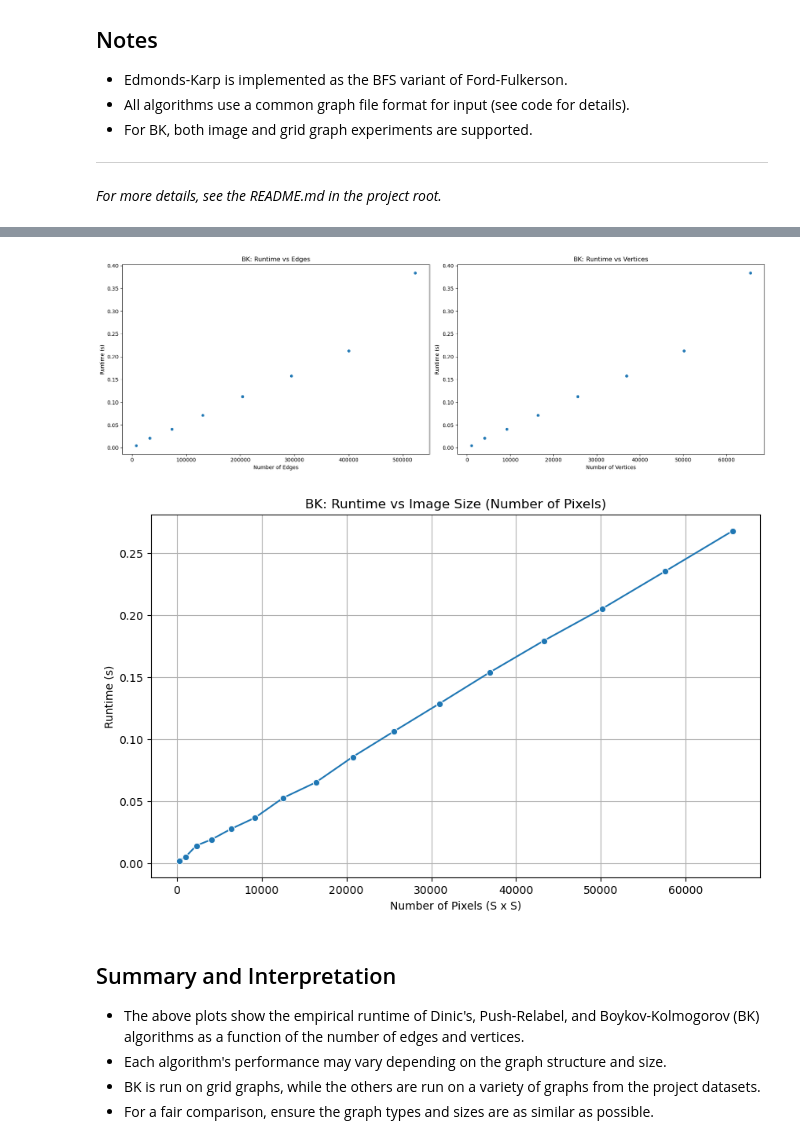
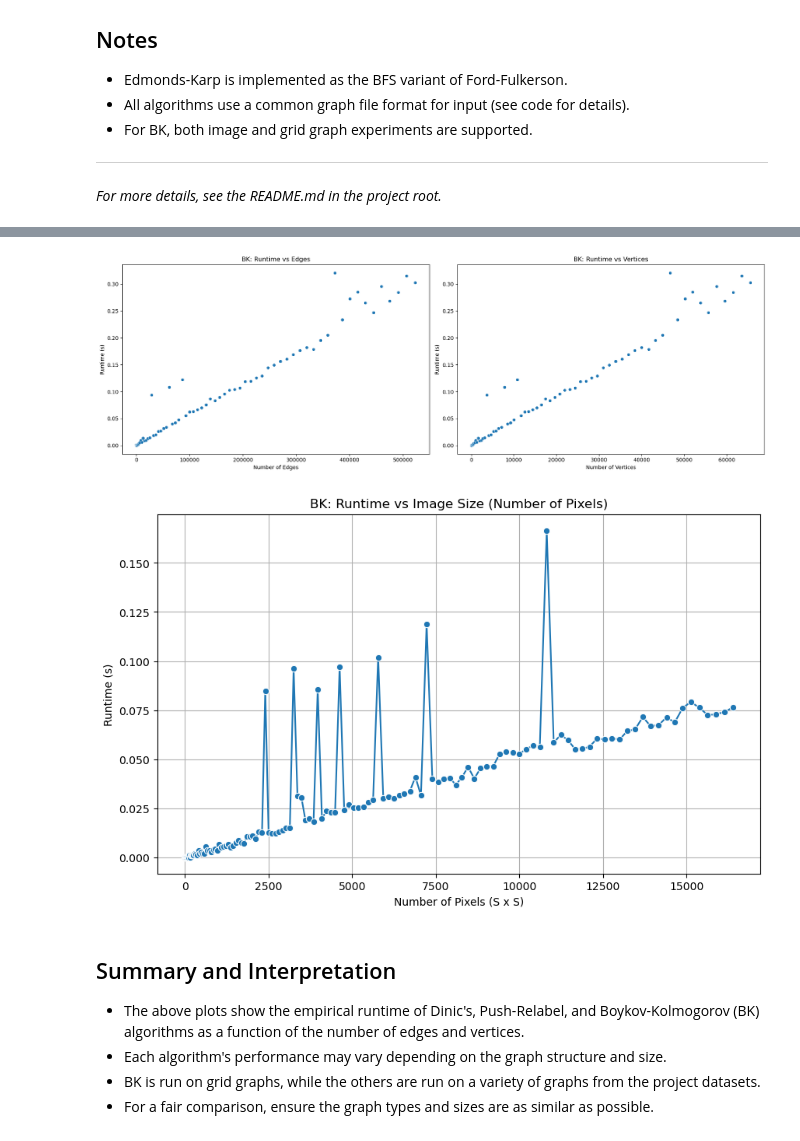
Before and after one commit to amitabh-anandpd/AAD_ProjectM25, a Jupyter notebook: main.ipynb, the cells around one changed output, grey strips where cells are left out. Cells and saved outputs as stored; diff of their text form; code cells hidden in the pictures.

```diff
--- a/main.ipynb
+++ b/main.ipynb
@@ -120,6 +120,7 @@ push_relabel_mod = import_from_path('push_relabel', './algorithms/push_relabel/c
 bk_mod = import_from_path('bk', './Boykov-Kolmogorov/simplified.py')
 # %%
 # Wrappers to run each algorithm on a given graph using the correct constructors
+
 def run_dinic(n, edge_list, s=0, t=None):
     if t is None:
         t = n - 1
@@ -129,27 +130,30 @@ def run_dinic(n, edge_list, s=0, t=None):
     end = time.time()
     return flow, end - start
 
+# Ford-Fulkerson (DFS)
 def run_fordfulkerson(n, edge_list, s=0, t=None):
     if t is None:
         t = n - 1
-    g = fordfulkerson_mod.FordFulkerson(n, edge_list, s, t)
+    g = fordfulkerson_mod.FordFulkerson(n, edge_list, s, t, method='dfs')
     start = time.time()
     flow, _ = g.run()
     end = time.time()
     return flow, end - start
 
+# Edmonds-Karp (BFS)
+def run_edmonds_karp(n, edge_list, s=0, t=None):
+    if t is None:
+        t = n - 1
+    g = fordfulkerson_mod.FordFulkerson(n, edge_list, s, t, method='bfs')
+    start = time.time()
+    flow, _ = g.run()
+    end = time.time()
+    return flow, end - start
+
+# Push-Relabel
 def run_push_relabel(n, edge_list, s=0, t=None):
     if t is None:
         t = n - 1
-    # PushRelabel expects a file path, so we need to write the edge_list to a temp file
-    # import tempfile
-    # with tempfile.NamedTemporaryFile(mode='w+', delete=False, suffix='.txt') as f:
-    #     f.write(f"{len(edge_list)} {n}\n")
-    #     for u, v, c in edge_list:
-    #         f.write(f"{u} {v} {int(c)}\n")
-    #     f.flush()
-    #     temp_path = f.name
-    #     g = push_relabel_mod.PushRelabel(temp_path, s, t)
     graph_dict = {u: {} for u in range(n)}
     for u, v, c in edge_list:
         graph_dict[u][v] = graph_dict[u].get(v, 0) + c
@@ -157,22 +161,22 @@ def run_push_relabel(n, edge_list, s=0, t=None):
     start = time.time()
     result = g.run()
     end = time.time()
-    # result may be None or (max_flow, runtime), handle both
     if isinstance(result, tuple):
         flow = result[0]
     else:
         flow = None
     return flow, end - start
 # %%
-# Run all algorithms (except BK) on the same set of graphs (e.g., from fordfulkerson/graphs) and collect timing data
+# Run all algorithms (including Edmonds-Karp) on the same set of graphs (e.g., from fordfulkerson/graphs) and collect timing data
 algorithms = [
-    ("Ford-Fulkerson", run_fordfulkerson),
+    ("Ford-Fulkerson (DFS)", run_fordfulkerson),
+    ("Edmonds-Karp (BFS)", run_edmonds_karp),
     ("Dinic", run_dinic),
     ("Push-Relabel", run_push_relabel),
 ]
 
 results = []
-graphs_dir = os.path.join('algorithms', 'fordfulkerson', 'graphs')
+graphs_dir = os.path.join('algorithms', 'fordfulkerson', 'general_e')
 if os.path.exists(graphs_dir):
     files = [os.path.join(graphs_dir, f) for f in os.listdir(graphs_dir) if f.endswith('.txt')]
     graph_files = sorted(files)
@@ -250,6 +254,6 @@ plt.show()
 # %%
 # Run BK algorithm on its own grid graphs and collect timing data
-bk_sizes = [32, 64, 96, 128, 160, 192, 224, 256]
+bk_sizes = [i for i in range(4, 257, 4)]
 bk_times = []
 bk_vertices = []
 bk_edges = []
@@ -288,13 +292,13 @@ axes[1].set_ylabel("Runtime (s)")
 plt.tight_layout()
 plt.show()
 # %% [output]
-[figure, old version]
+[figure, new version]
 # %%
 # --- BK: Runtime vs Image Size Experiment ---
 import numpy as np
 from PIL import Image
 
-bk_img_sizes = [i for i in range(16, 257, 16)]
+bk_img_sizes = [i for i in range(1, 129)]
 bk_img_times = []
 bk_img_pixels = []
 
@@ -303,34 +307,34 @@ for S in bk_img_sizes:
     img = (np.random.rand(S, S) > 0.5).astype(np.uint8) * 255
     # Convert to PIL Image if needed (BK may expect numpy array or PIL Image)
     # For this experiment, we assume BK can take a numpy array
     # If your BK implementation expects a file, save and reload as needed
     try:
         g = bk_mod.build_grid_graph(S, S)  # Use the same grid graph builder for image size SxS
         start = time.time()
         g.max_flow(0, 1)
         end = time.time()
         runtime = end - start
     except Exception as e:
         runtime = np.nan
     bk_img_times.append(runtime)
     bk_img_pixels.append(S * S)
 
 bk_img_df = pd.DataFrame({
     "image_size": bk_img_sizes,
     "num_pixels": bk_img_pixels,
     "runtime": bk_img_times
 })
 
 # Plot runtime vs image size (pixels)
 plt.figure(figsize=(10, 6))
 sns.lineplot(data=bk_img_df, x="num_pixels", y="runtime", marker="o")
 plt.title("BK: Runtime vs Image Size (Number of Pixels)")
 plt.xlabel("Number of Pixels (S x S)")
 plt.ylabel("Runtime (s)")
 plt.grid(True)
 plt.show()
 # %% [output]
-[figure, old version]
+[figure, new version]
 # %% [markdown]
 ## Summary and Interpretation
 
```
Also changed, not shown: parts of 2 cells of this notebook.
